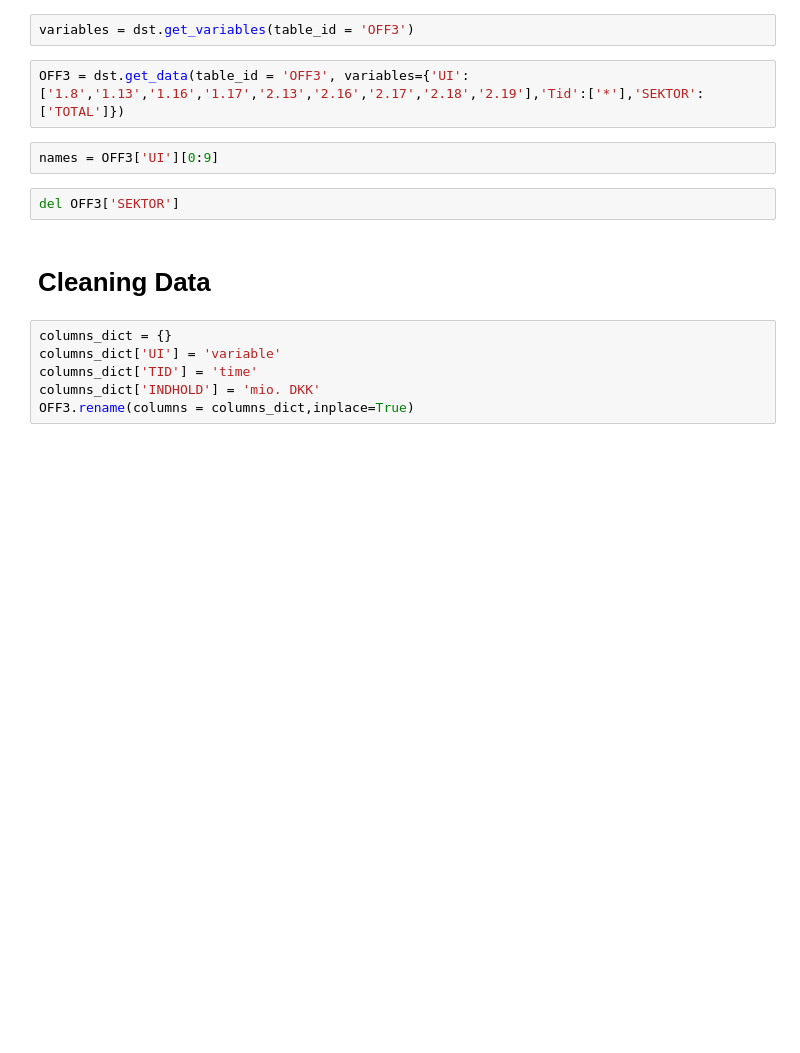
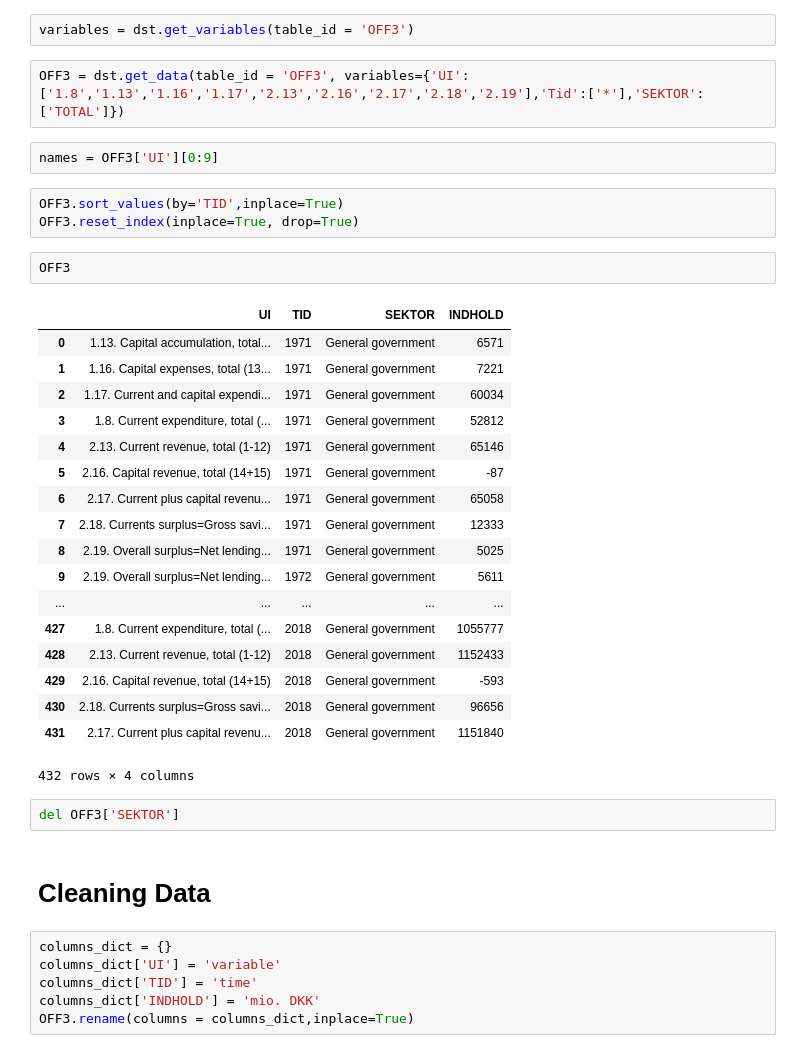
Before and after one commit to NumEconCopenhagen/projects-2019-safespaces, a Jupyter notebook: dataproject/dataproject/Data Project - Magnus Fil.ipynb, the cells around one changed output. Cells and saved outputs as stored; diff of their text form; blank space fills up the shorter version.

```diff
--- a/dataproject/dataproject/Data Project - Magnus Fil.ipynb
+++ b/dataproject/dataproject/Data Project - Magnus Fil.ipynb
@@ -15,6 +15,30 @@ variables = dst.get_variables(table_id = 'OFF3')
 OFF3 = dst.get_data(table_id = 'OFF3', variables={'UI':['1.8','1.13','1.16','1.17','2.13','2.16','2.17','2.18','2.19'],'Tid':['*'],'SEKTOR':['TOTAL']})
 # %%
 names = OFF3['UI'][0:9]
+# %%
+OFF3.sort_values(by='TID',inplace=True)
+OFF3.reset_index(inplace=True, drop=True)
+# %%
+OFF3
+# %% [output]
+|  | UI | TID | SEKTOR | INDHOLD |
+| 0 | 1.13. Capital accumulation, total... | 1971 | General government | 6571 |
+| 1 | 1.16. Capital expenses, total (13... | 1971 | General government | 7221 |
+| 2 | 1.17. Current and capital expendi... | 1971 | General government | 60034 |
+| 3 | 1.8. Current expenditure, total (... | 1971 | General government | 52812 |
+| 4 | 2.13. Current revenue, total (1-12) | 1971 | General government | 65146 |
+| 5 | 2.16. Capital revenue, total (14+15) | 1971 | General government | -87 |
+| 6 | 2.17. Current plus capital revenu... | 1971 | General government | 65058 |
+| 7 | 2.18. Currents surplus=Gross savi... | 1971 | General government | 12333 |
+| 8 | 2.19. Overall surplus=Net lending... | 1971 | General government | 5025 |
+| 9 | 2.19. Overall surplus=Net lending... | 1972 | General government | 5611 |
+| ... | ... | ... | ... | ... |
+| 427 | 1.8. Current expenditure, total (... | 2018 | General government | 1055777 |
+| 428 | 2.13. Current revenue, total (1-12) | 2018 | General government | 1152433 |
+| 429 | 2.16. Capital revenue, total (14+15) | 2018 | General government | -593 |
+| 430 | 2.18. Currents surplus=Gross savi... | 2018 | General government | 96656 |
+| 431 | 2.17. Current plus capital revenu... | 2018 | General government | 1151840 |
+432 rows × 4 columns
 # %%
 del OFF3['SEKTOR']
 # %% [markdown]
```
Also changed, not shown: parts of 30 cells of this notebook.
